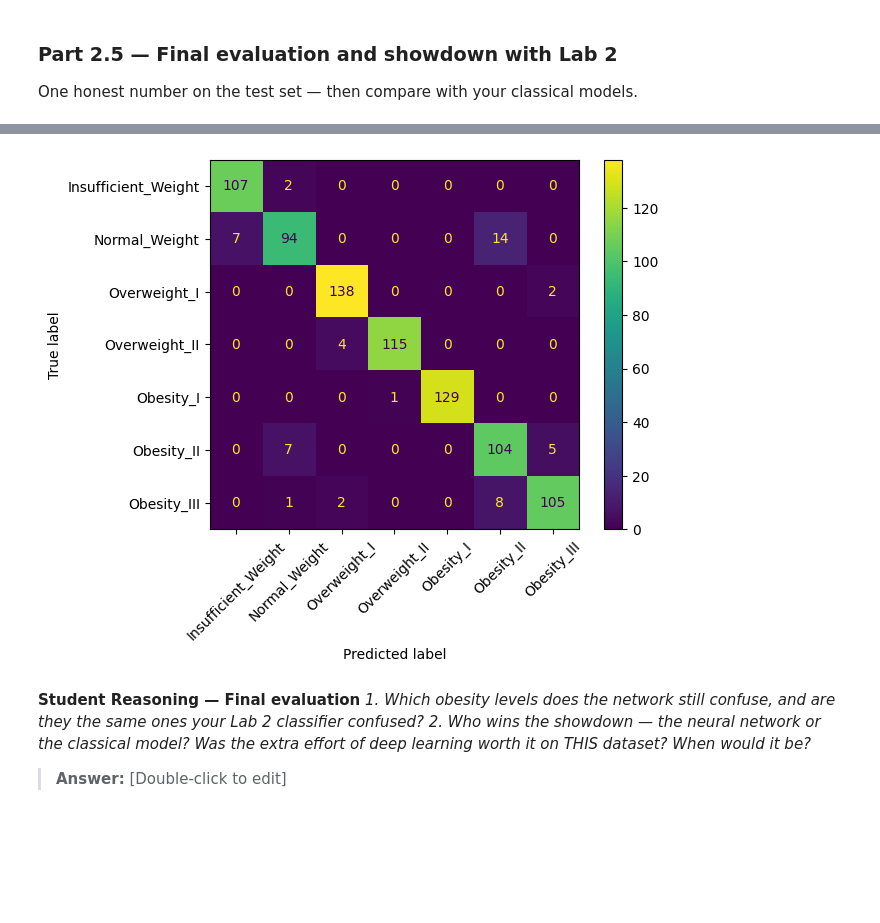
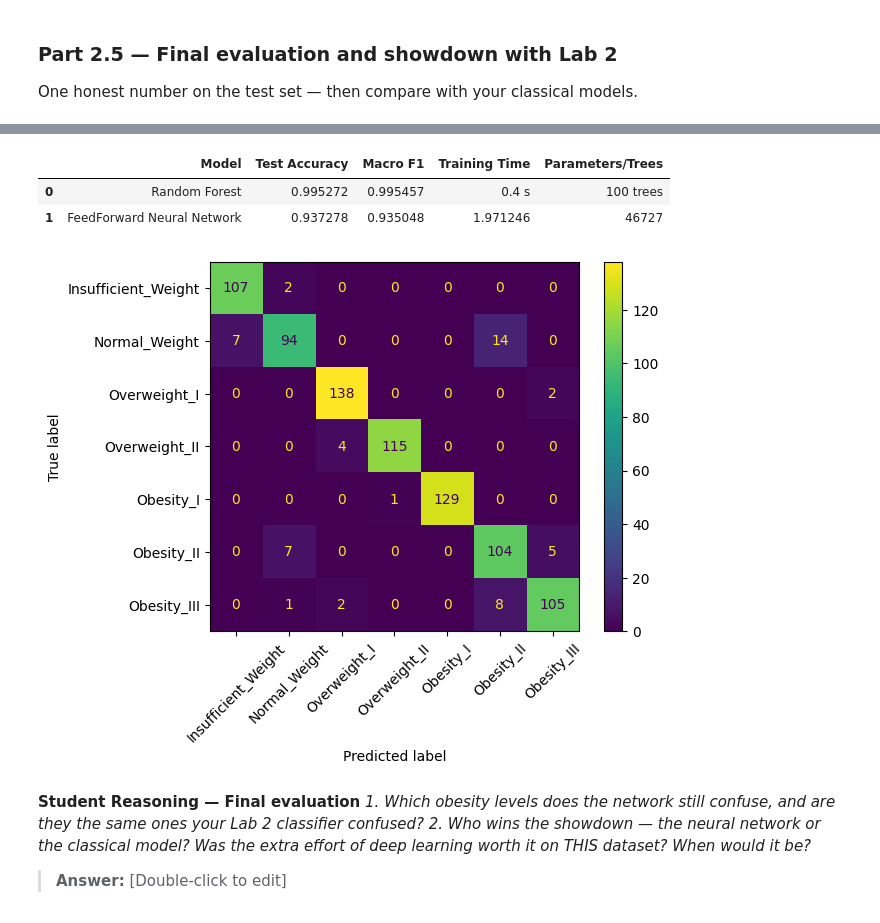
Before and after one commit to joyy-atschool/lab-3, a Jupyter notebook: lab_3.ipynb, the cells around one changed output, grey strips where cells are left out. Cells and saved outputs as stored; diff of their text form; code cells hidden in the pictures; blank space fills up the shorter version.

```diff
--- a/lab_3.ipynb
+++ b/lab_3.ipynb
@@ -936,12 +936,18 @@ from sklearn.metrics import accuracy_score, f1_score, classification_report
 import pandas as pd
 from sklearn.metrics import ConfusionMatrixDisplay
 from sklearn.metrics import confusion_matrix
+import time
 
 # TODO: Load your best configuration's weights; model.eval().
 
-
+start =  time.time()
 torch.manual_seed(42)
 
+run_experiment(
+    hidden_sizes=(256,128,64),
+    dropout=0.0
+)
+end = time.time()
 best_model = FeedForwardNet(
     input_dim,
     hidden_sizes=(256,128,64),
@@ -1010,20 +1016,22 @@ comparison = pd.DataFrame({
         "FeedForward Neural Network"
     ],
     "Test Accuracy":[
-        0.9372781065088758,
+        0.9952718676122931,
         test_acc
     ],
     "Macro F1":[
-        0.9350484134728594,      # replace with your Lab 2 macro-F1
+        0.9954565354928734,
         test_f1
     ],
     "Training Time":[
-        "0.4 s",     # replace with your measured value
-        "38 s"       # replace with your measured value
+        "0.4 s",
+        end-start
     ],
     "Parameters/Trees":[
-        "100 trees",     # whatever you used
+        "100 trees",
         sum(p.numel() for p in best_model.parameters())
     ]
 })
+
+comparison
 # %% [output]
@@ -1041,7 +1051,10 @@ Macro F1: 0.9350484134728594
 
     accuracy                           0.94       845
    macro avg       0.94      0.94      0.94       845
 weighted avg       0.94      0.94      0.94       845
+|  | Model | Test Accuracy | Macro F1 | Training Time | Parameters/Trees |
+| 0 | Random Forest | 0.995272 | 0.995457 | 0.4 s | 100 trees |
+| 1 | FeedForward Neural Network | 0.937278 | 0.935048 | 1.971246 | 46727 |
 [figure]
 # %% [markdown]
 **Student Reasoning — Final evaluation**
```
Also changed, not shown: parts of 2 cells of this notebook.
